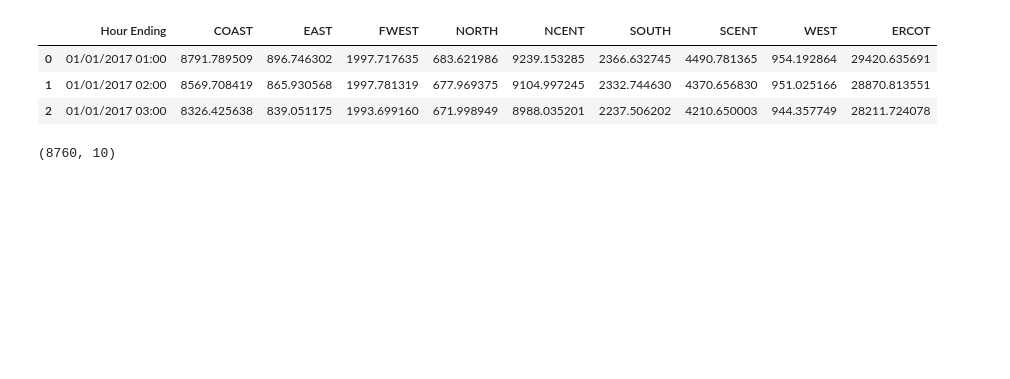
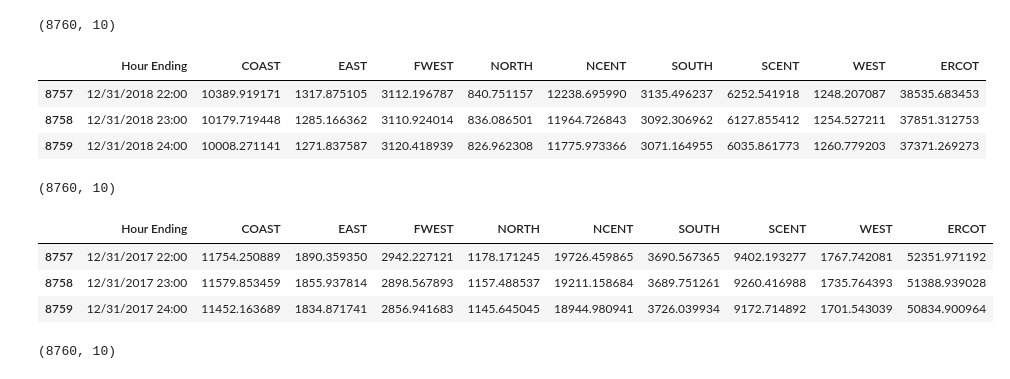
Before and after one commit to energy-demand-forecast/energy_demand_forecast, a Jupyter notebook: Lochlyn's notebook.ipynb, the cells around one changed output. Cells and saved outputs as stored; diff of their text form; code cells hidden in the pictures; blank space fills up the shorter version.

```diff
--- a/Lochlyn's notebook.ipynb
+++ b/Lochlyn's notebook.ipynb
@@ -24,3 +49,12 @@ import os
+# %%
+df_19.shape
+# %% [output]
+(8760, 10)
 # %%
-# df_18 = pd.read_excel('2018 Ercot.xlsx')
-# df_18.head(3)
+df_18 = pd.read_excel('2018 Ercot.xlsx')
+df_18.tail(3)
+# %% [output]
+|  | Hour Ending | COAST | EAST | FWEST | NORTH | NCENT | SOUTH | SCENT | WEST | ERCOT |
+| 8757 | 12/31/2018 22:00 | 10389.919171 | 1317.875105 | 3112.196787 | 840.751157 | 12238.695990 | 3135.496237 | 6252.541918 | 1248.207087 | 38535.683453 |
+| 8758 | 12/31/2018 23:00 | 10179.719448 | 1285.166362 | 3110.924014 | 836.086501 | 11964.726843 | 3092.306962 | 6127.855412 | 1254.527211 | 37851.312753 |
+| 8759 | 12/31/2018 24:00 | 10008.271141 | 1271.837587 | 3120.418939 | 826.962308 | 11775.973366 | 3071.164955 | 6035.861773 | 1260.779203 | 37371.269273 |
@@ -29,11 +61,15 @@ import os
+# %%
+df_18.shape
+# %% [output]
+(8760, 10)
 # %%
 df_17 = pd.read_excel('2017 Ercot.xlsx')
-df_17.head(3)
+df_17.tail(3)
 # %% [output]
 |  | Hour Ending | COAST | EAST | FWEST | NORTH | NCENT | SOUTH | SCENT | WEST | ERCOT |
-| 0 | 01/01/2017 01:00 | 8791.789509 | 896.746302 | 1997.717635 | 683.621986 | 9239.153285 | 2366.632745 | 4490.781365 | 954.192864 | 29420.635691 |
-| 1 | 01/01/2017 02:00 | 8569.708419 | 865.930568 | 1997.781319 | 677.969375 | 9104.997245 | 2332.744630 | 4370.656830 | 951.025166 | 28870.813551 |
-| 2 | 01/01/2017 03:00 | 8326.425638 | 839.051175 | 1993.699160 | 671.998949 | 8988.035201 | 2237.506202 | 4210.650003 | 944.357749 | 28211.724078 |
+| 8757 | 12/31/2017 22:00 | 11754.250889 | 1890.359350 | 2942.227121 | 1178.171245 | 19726.459865 | 3690.567365 | 9402.193277 | 1767.742081 | 52351.971192 |
+| 8758 | 12/31/2017 23:00 | 11579.853459 | 1855.937814 | 2898.567893 | 1157.488537 | 19211.158684 | 3689.751261 | 9260.416988 | 1735.764393 | 51388.939028 |
+| 8759 | 12/31/2017 24:00 | 11452.163689 | 1834.871741 | 2856.941683 | 1145.645045 | 18944.980941 | 3726.039934 | 9172.714892 | 1701.543039 | 50834.900964 |
 # %%
 df_17.shape
 # %% [output]
```
Also changed, not shown: parts of 34 cells of this notebook, 2 other files.
